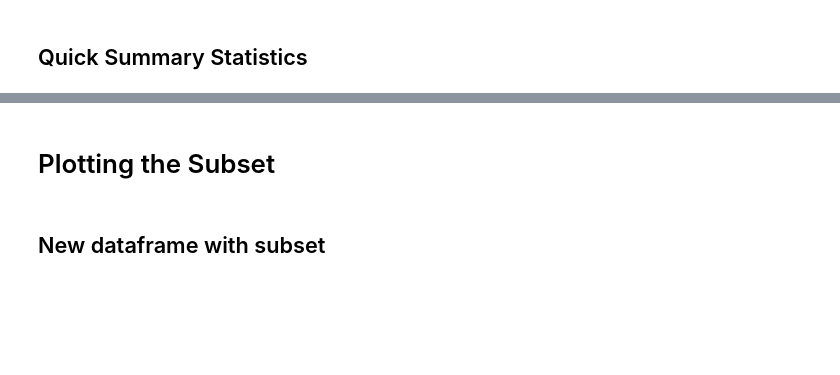
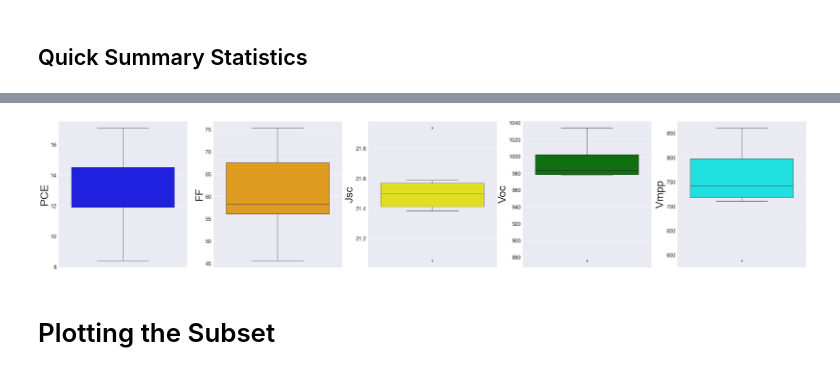
Before and after one commit to fenning-research-group/Python-Utilities, a Jupyter notebook: FrgTools/Example Notebooks/Tracer JV Processing/JV_Plotter.ipynb, the cells around one changed output, grey strips where cells are left out. Saved outputs shown, nothing was run; the diff lists cells and outputs as text; code cells hidden in the pictures; blank space fills up the shorter version.

```diff
--- a/FrgTools/Example Notebooks/Tracer JV Processing/JV_Plotter.ipynb
+++ b/FrgTools/Example Notebooks/Tracer JV Processing/JV_Plotter.ipynb
@@ -45,0 +40,9 @@ dfc = dfc[
+# %%
+# Use either frgm tool to load the file path or replace "fids[0]" with your file path
+# use regular csv read if you converted to csv
+# df = pd.read_csv(fids[1], header=None)
+# otherwise use:
+df = pd.read_csv(fids[0], delimiter="\t", header=None)
+df.drop(df.columns[len(df.columns)-1], axis=1, inplace=True)
+row, col = df.shape
+df.info()
@@ -153,0 +233,4 @@ g = g.map(plt.scatter, "jsc", 'voc')
+# %%
+stats_table2 = df_filter3[['PCE', 'FF', 'Jsc', 'Voc', 'Vmpp']]
+stats_table2=stats_table2.astype(str).astype(float)
+stats_table2.describe()
@@ -154,4 +247,16 @@ g = g.map(plt.scatter, "jsc", 'voc')
+# %%
+mpl.rc('axes', labelsize=40)
+mpl.rc('xtick', labelsize=30)
+mpl.rc('ytick', labelsize=20)
+f, axes = plt.subplots(1, 5, figsize=(50,10))
+sns.set_style("darkgrid")
+sns.boxplot(stats_table2['PCE'],  orient='v' , ax=axes[0], color="blue")
+sns.boxplot(stats_table2['FF'],  orient='v' , ax=axes[1], color="orange")
+sns.boxplot(stats_table2['Jsc'],  orient='v' , ax=axes[2], color="yellow")
+sns.boxplot(stats_table2['Voc'],  orient='v' , ax=axes[3], color="green")
+sns.boxplot(stats_table2['Vmpp'],  orient='v' , ax=axes[4], color = "cyan")
+plt.show()
+# %% [output]
+[figure, added]
 # %% [markdown]
 # Plotting the Subset
-# %% [markdown]
-## New dataframe with subset
```
Also changed, not shown: parts of 38 cells of this notebook, 16 other files.
